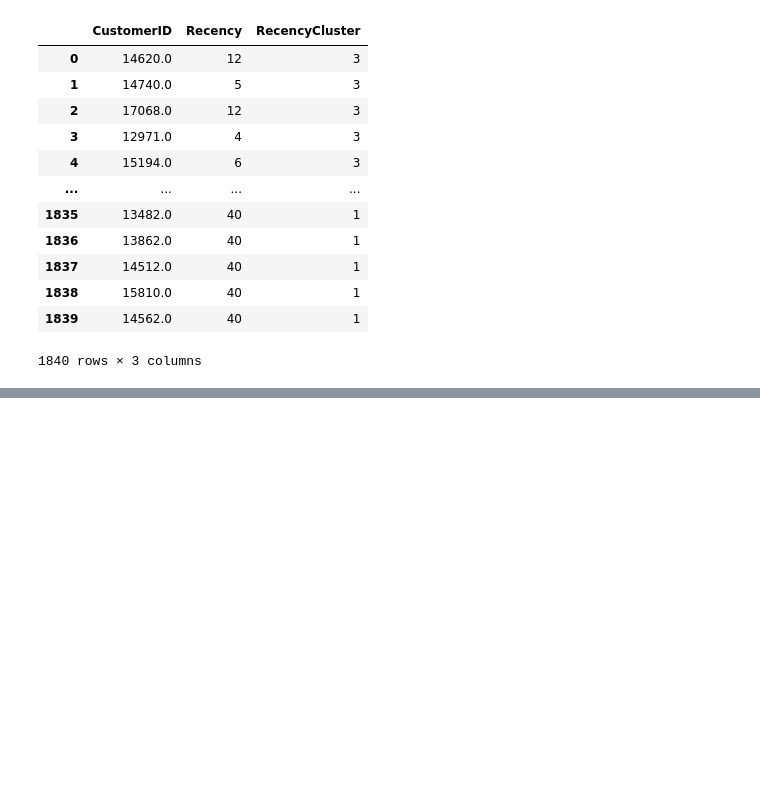
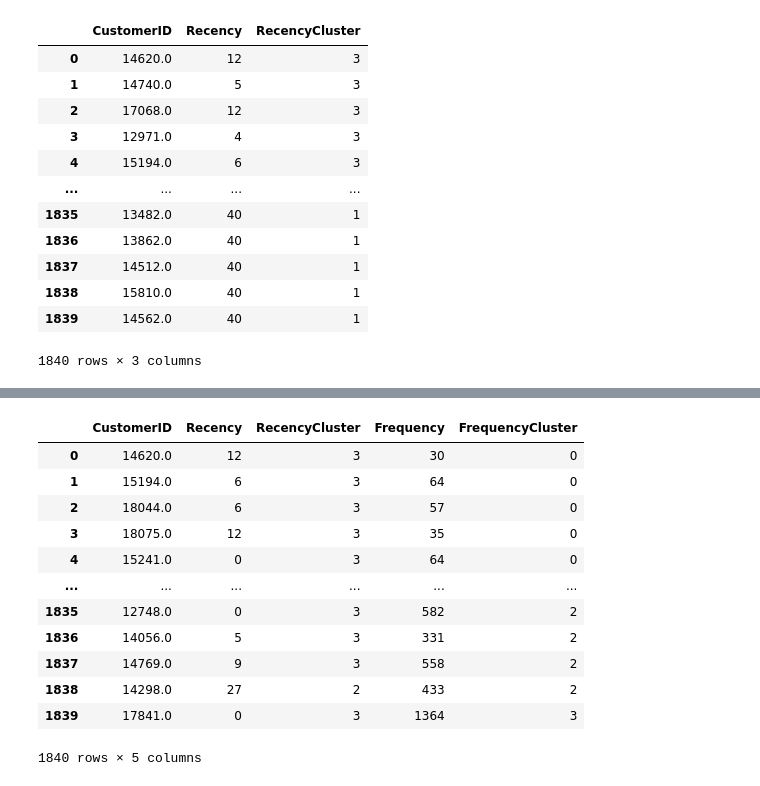
Before and after one commit to basel-ay/Customer-Lifetime-Value-Prediction, a Jupyter notebook: CLV Prediction.ipynb, the cells around one changed output, grey strips where cells are left out. Saved outputs shown, nothing was run; the diff lists cells and outputs as text; code cells hidden in the pictures; blank space fills up the shorter version.

```diff
--- a/CLV Prediction.ipynb
+++ b/CLV Prediction.ipynb
@@ -214,0 +316,4 @@ tx_user
+# %%
+kmeans = KMeans(n_clusters=4)
+kmeans.fit(tx_user[['Frequency']])
+tx_user['FrequencyCluster'] = kmeans.predict(tx_user[['Frequency']])
@@ -214,0 +329,17 @@ tx_user
+# %%
+tx_user = order_cluster('FrequencyCluster', 'Frequency', tx_user, True)
+tx_user
+# %% [output]
+|  | CustomerID | Recency | RecencyCluster | Frequency | FrequencyCluster |
+| 0 | 14620.0 | 12 | 3 | 30 | 0 |
+| 1 | 15194.0 | 6 | 3 | 64 | 0 |
+| 2 | 18044.0 | 6 | 3 | 57 | 0 |
+| 3 | 18075.0 | 12 | 3 | 35 | 0 |
+| 4 | 15241.0 | 0 | 3 | 64 | 0 |
+| ... | ... | ... | ... | ... | ... |
+| 1835 | 12748.0 | 0 | 3 | 582 | 2 |
+| 1836 | 14056.0 | 5 | 3 | 331 | 2 |
+| 1837 | 14769.0 | 9 | 3 | 558 | 2 |
+| 1838 | 14298.0 | 27 | 2 | 433 | 2 |
+| 1839 | 17841.0 | 0 | 3 | 1364 | 3 |
+1840 rows × 5 columns
```
Also changed, not shown: parts of 14 cells of this notebook.
